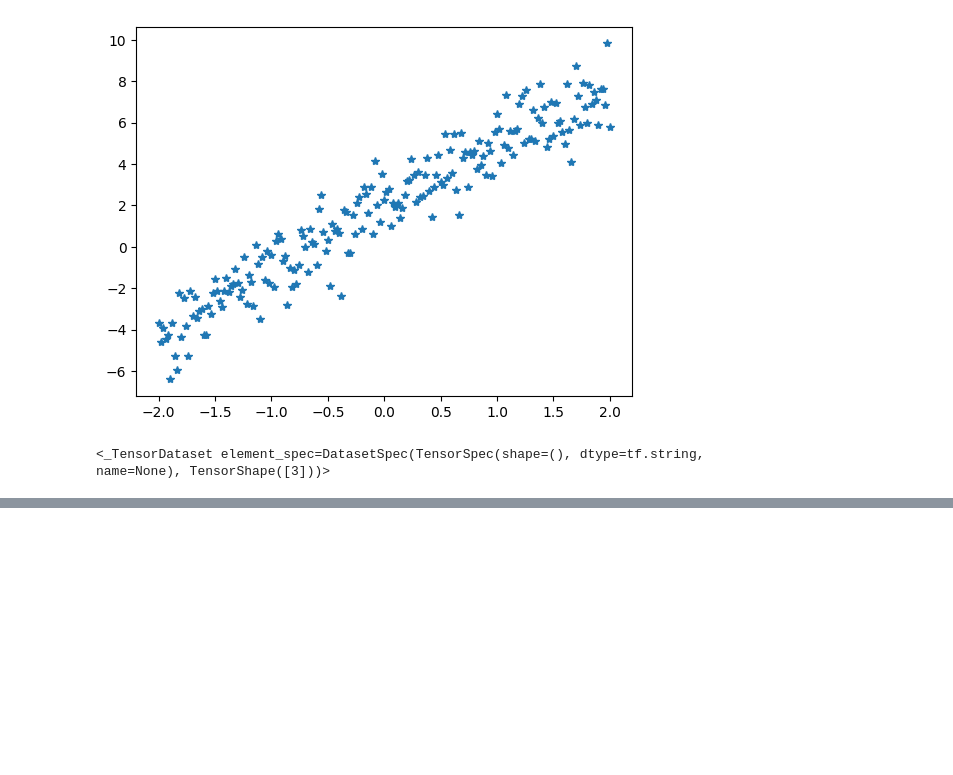
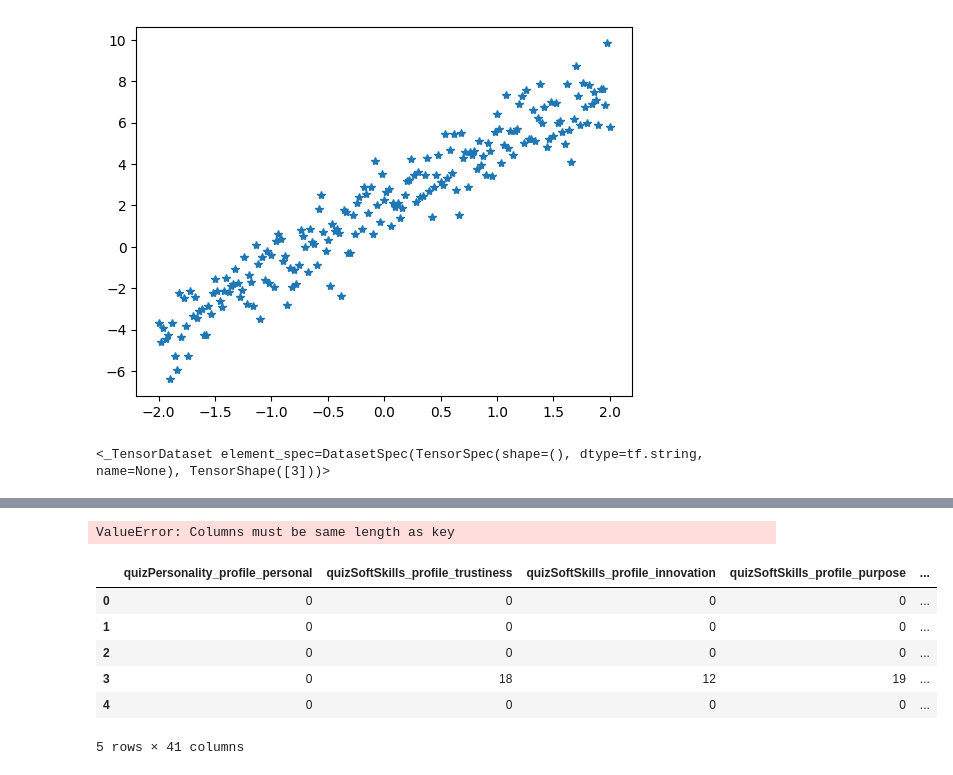
Before and after one commit to Chm-vinicius/coolab_tensorflow_study, a Jupyter notebook: machine_learn.ipynb, the cells around one changed output, grey strips where cells are left out. Cells and saved outputs as stored; diff of their text form; code cells hidden in the pictures; blank space fills up the shorter version.

Commit message:
improve aquisition, parse numeric, getDummies

```diff
--- a/machine_learn.ipynb
+++ b/machine_learn.ipynb
@@ -77,0 +150,19 @@ with open("positionData.csv", "w") as filedata:
+# %%
+# strData.fillna("Noe", inplace=True)
+strData['experience_workAvailability'] = pd.get_dummies(strData['experience_workAvailability'], dtype=int)
+strData.head()
+# %% [output]
+ValueError: Columns must be same length as key
+# %%
+ks.fillna(0, inplace=True)
+ks = ks.apply(pd.to_numeric, errors='coerce')
+ks = pd.concat([ks, strData], axis=1)
+ks.head()
+# %% [output]
+|  | quizPersonality_profile_personal | quizSoftSkills_profile_trustiness | quizSoftSkills_profile_innovation | quizSoftSkills_profile_purpose | ... |
+| 0 | 0 | 0 | 0 | 0 | ... |
+| 1 | 0 | 0 | 0 | 0 | ... |
+| 2 | 0 | 0 | 0 | 0 | ... |
+| 3 | 0 | 18 | 12 | 19 | ... |
+| 4 | 0 | 0 | 0 | 0 | ... |
+5 rows × 41 columns
```
Also changed, not shown: parts of 7 cells of this notebook, 3 other files.
